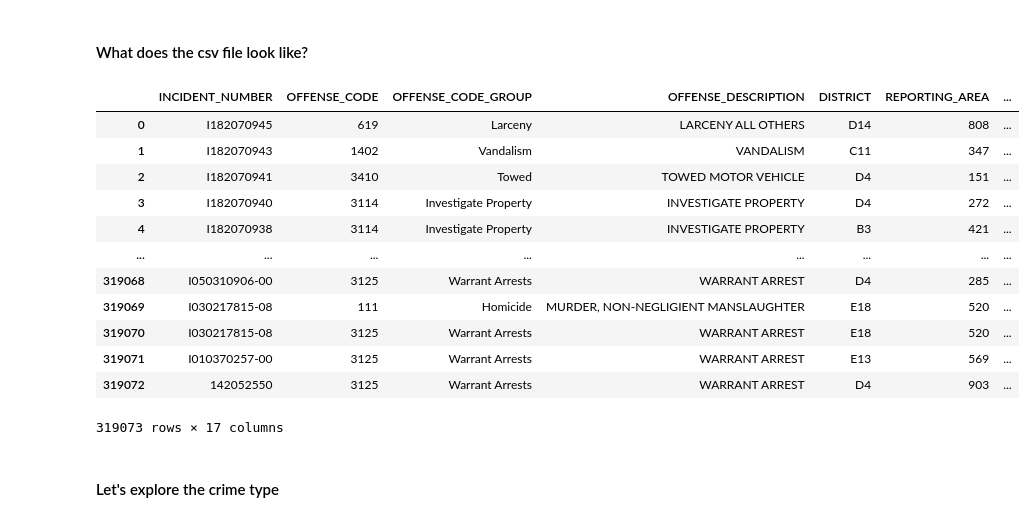
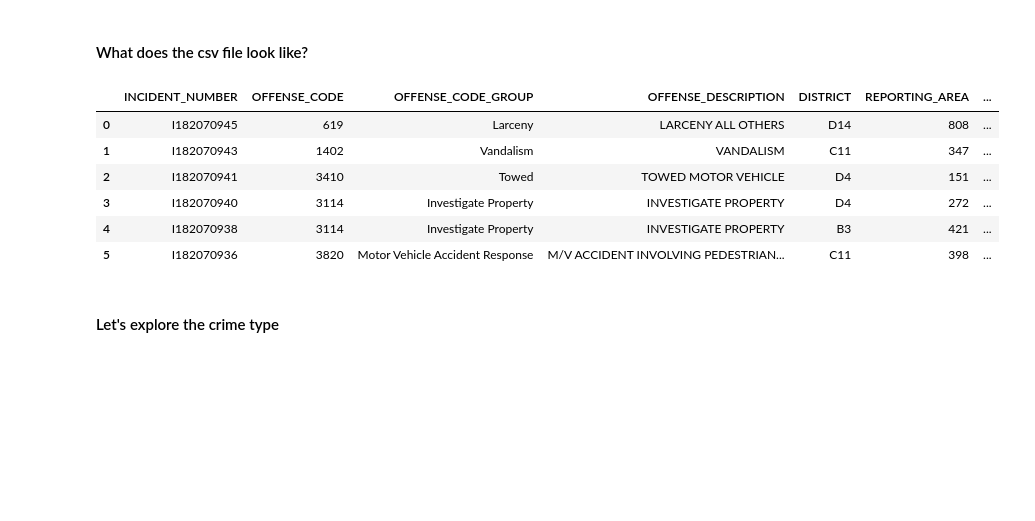
Before and after one commit to BlocknBoom123/CrimePy, a Jupyter notebook: Boston/BostonCrime.ipynb, the cells around one changed output. Drawn from its saved outputs; the diff is of its cells as text; code cells hidden in the pictures; blank space fills up the shorter version.

```diff
--- a/Boston/BostonCrime.ipynb
+++ b/Boston/BostonCrime.ipynb
@@ -57,2 +67,7 @@ DAY_OF_WEEK                 0
 # %% [markdown]
 #### Fill null values
+# %%
+df['SHOOTING'].fillna('N', inplace=True) #Null shootings should be replaced with 'N'
+
+df.loc[df['Lat'] == -1, ('Lat')] = None
+df.loc[df['Long'] == -1, ('Long')] = None
@@ -88,20 +104,14 @@ dtype: object
 # %% [markdown]
 #### What does the csv file look like?
 # %%
-df
+df.head(6)
 # %% [output]
 |  | INCIDENT_NUMBER | OFFENSE_CODE | OFFENSE_CODE_GROUP | OFFENSE_DESCRIPTION | DISTRICT | REPORTING_AREA | ... |
 | 0 | I182070945 | 619 | Larceny | LARCENY ALL OTHERS | D14 | 808 | ... |
 | 1 | I182070943 | 1402 | Vandalism | VANDALISM | C11 | 347 | ... |
 | 2 | I182070941 | 3410 | Towed | TOWED MOTOR VEHICLE | D4 | 151 | ... |
 | 3 | I182070940 | 3114 | Investigate Property | INVESTIGATE PROPERTY | D4 | 272 | ... |
 | 4 | I182070938 | 3114 | Investigate Property | INVESTIGATE PROPERTY | B3 | 421 | ... |
-| ... | ... | ... | ... | ... | ... | ... | ... |
-| 319068 | I050310906-00 | 3125 | Warrant Arrests | WARRANT ARREST | D4 | 285 | ... |
-| 319069 | I030217815-08 | 111 | Homicide | MURDER, NON-NEGLIGIENT MANSLAUGHTER | E18 | 520 | ... |
-| 319070 | I030217815-08 | 3125 | Warrant Arrests | WARRANT ARREST | E18 | 520 | ... |
-| 319071 | I010370257-00 | 3125 | Warrant Arrests | WARRANT ARREST | E13 | 569 | ... |
-| 319072 | 142052550 | 3125 | Warrant Arrests | WARRANT ARREST | D4 | 903 | ... |
+| 5 | I182070936 | 3820 | Motor Vehicle Accident Response | M/V ACCIDENT INVOLVING PEDESTRIAN... | C11 | 398 | ... |
-319073 rows × 17 columns
 # %% [markdown]
 #### Let's explore the crime type
```
Also changed, not shown: parts of 17 cells of this notebook, 6 other files.
